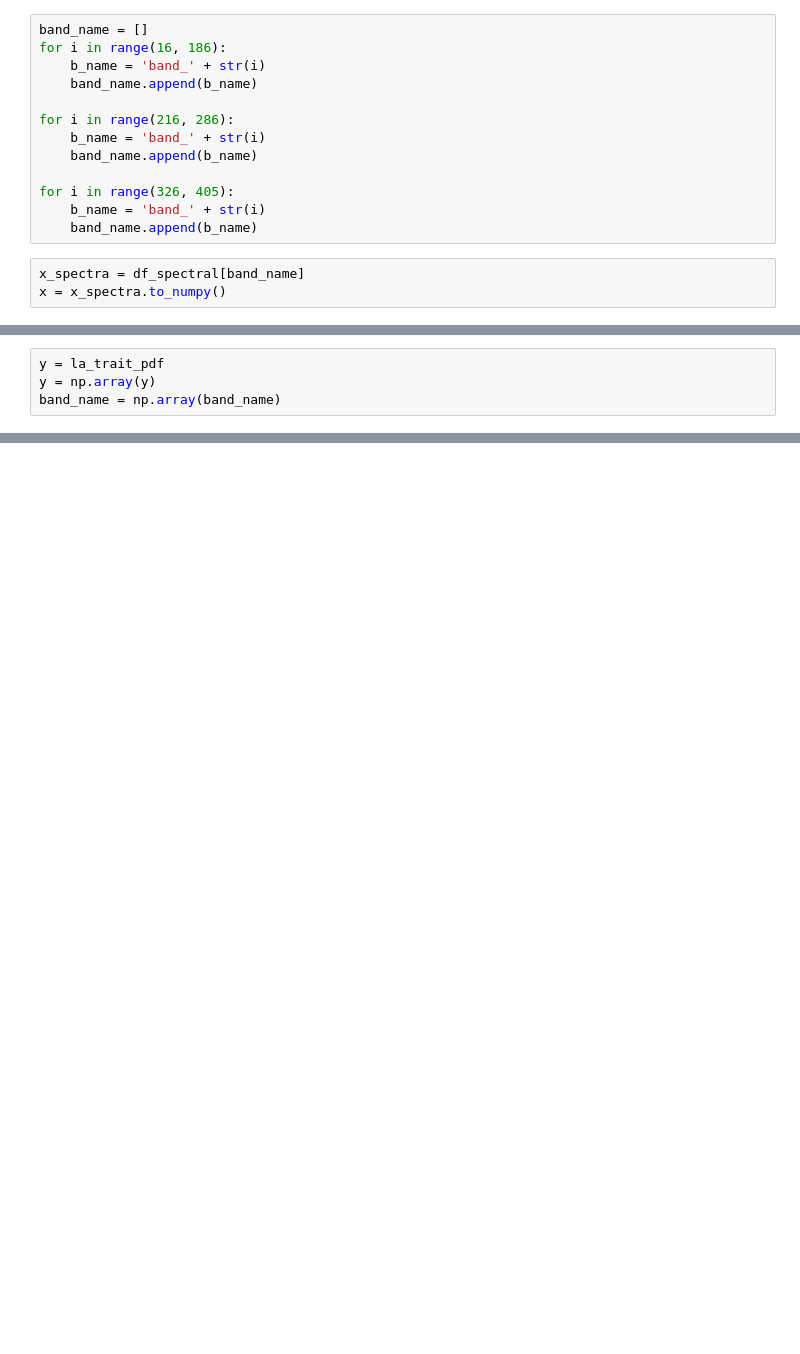
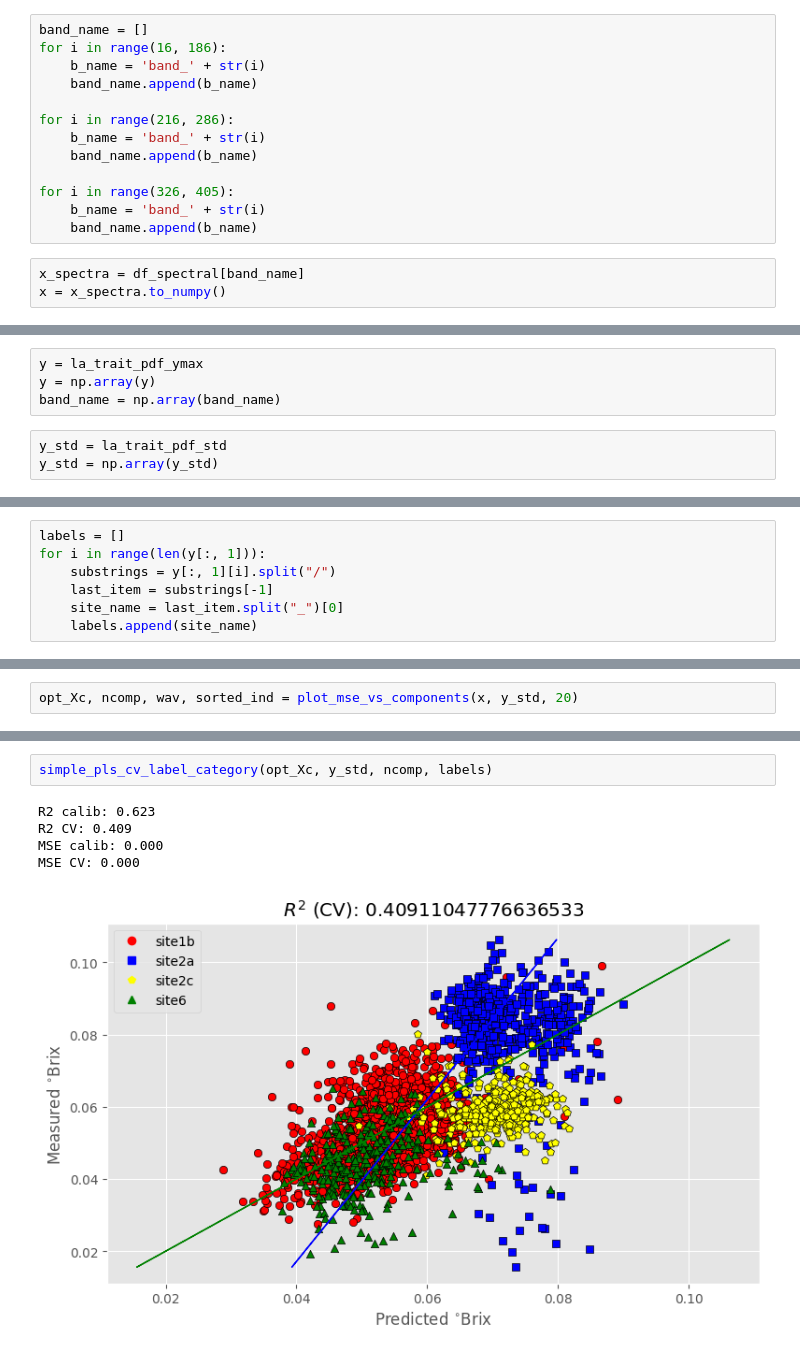
Before and after one commit to wenquchen/hytools, a Jupyter notebook: Gaussian_pdf_PLSR_combine_ymax.ipynb, the cells around one changed output, grey strips where cells are left out. Saved outputs shown, nothing was run; the diff lists cells and outputs as text; blank space fills up the shorter version.

```diff
--- a/Gaussian_pdf_PLSR_combine_ymax.ipynb
+++ b/Gaussian_pdf_PLSR_combine_ymax.ipynb
@@ -109,5 +112,8 @@ site6_9_50.tif
 # %%
-y = la_trait_pdf
+y = la_trait_pdf_ymax
 y = np.array(y)
 band_name = np.array(band_name)
+# %%
+y_std = la_trait_pdf_std
+y_std = np.array(y_std)
 # %%
@@ -215,0 +135,7 @@ def simple_pls_cv(X, y, n_comp):
+# %%
+labels = []
+for i in range(len(y[:, 1])):
+    substrings = y[:, 1][i].split("/")
+    last_item = substrings[-1]
+    site_name = last_item.split("_")[0]
+    labels.append(site_name)
@@ -215,0 +237,2 @@ def simple_pls_cv(X, y, n_comp):
+# %%
+opt_Xc, ncomp, wav, sorted_ind = plot_mse_vs_components(x, y_std, 20)
@@ -215,0 +315,8 @@ def simple_pls_cv(X, y, n_comp):
+# %%
+simple_pls_cv_label_category(opt_Xc, y_std, ncomp, labels)
+# %% [output]
+R2 calib: 0.623
+R2 CV: 0.409
+MSE calib: 0.000
+MSE CV: 0.000
+[figure, added]
```
Also changed, not shown: parts of 51 cells of this notebook, 2 other files.
